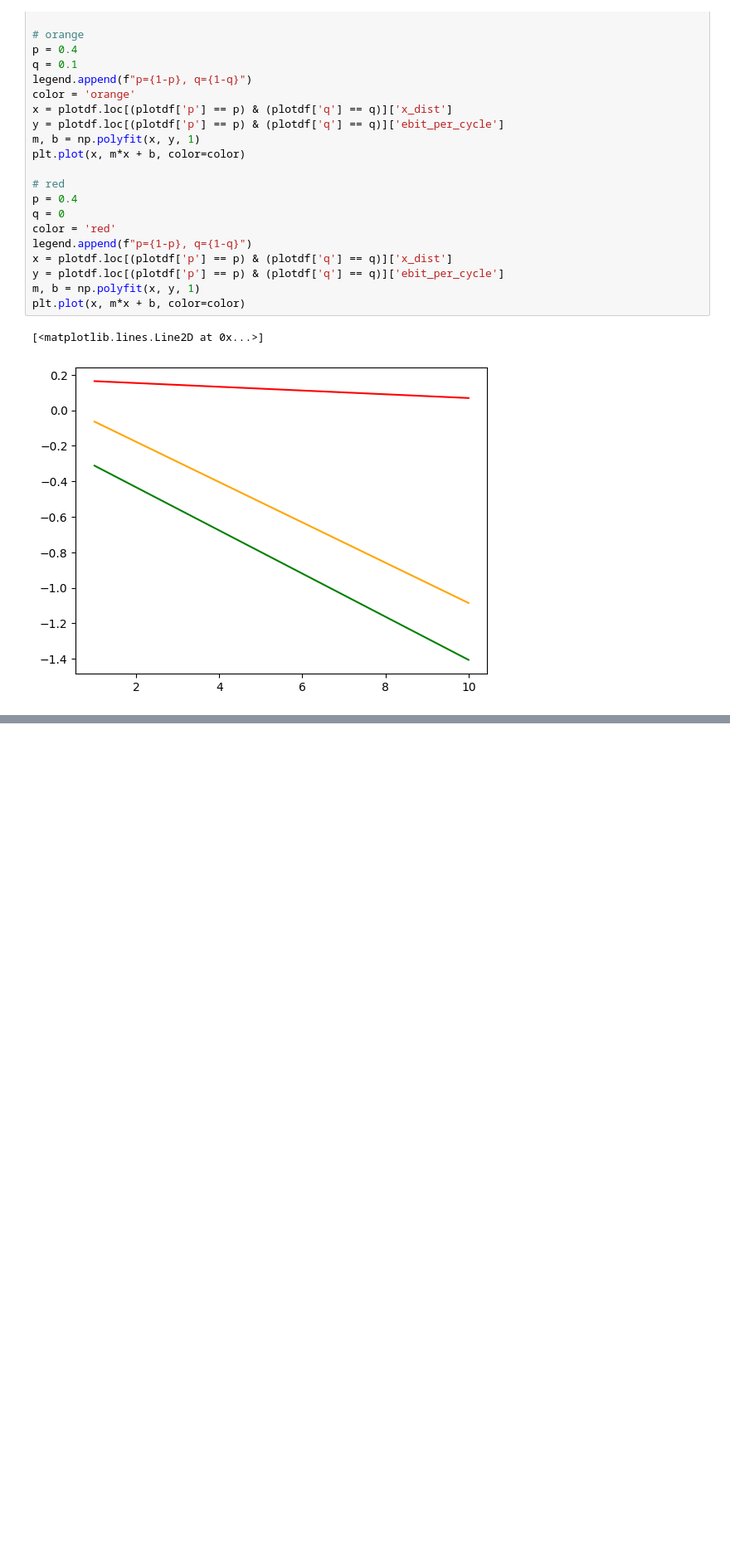
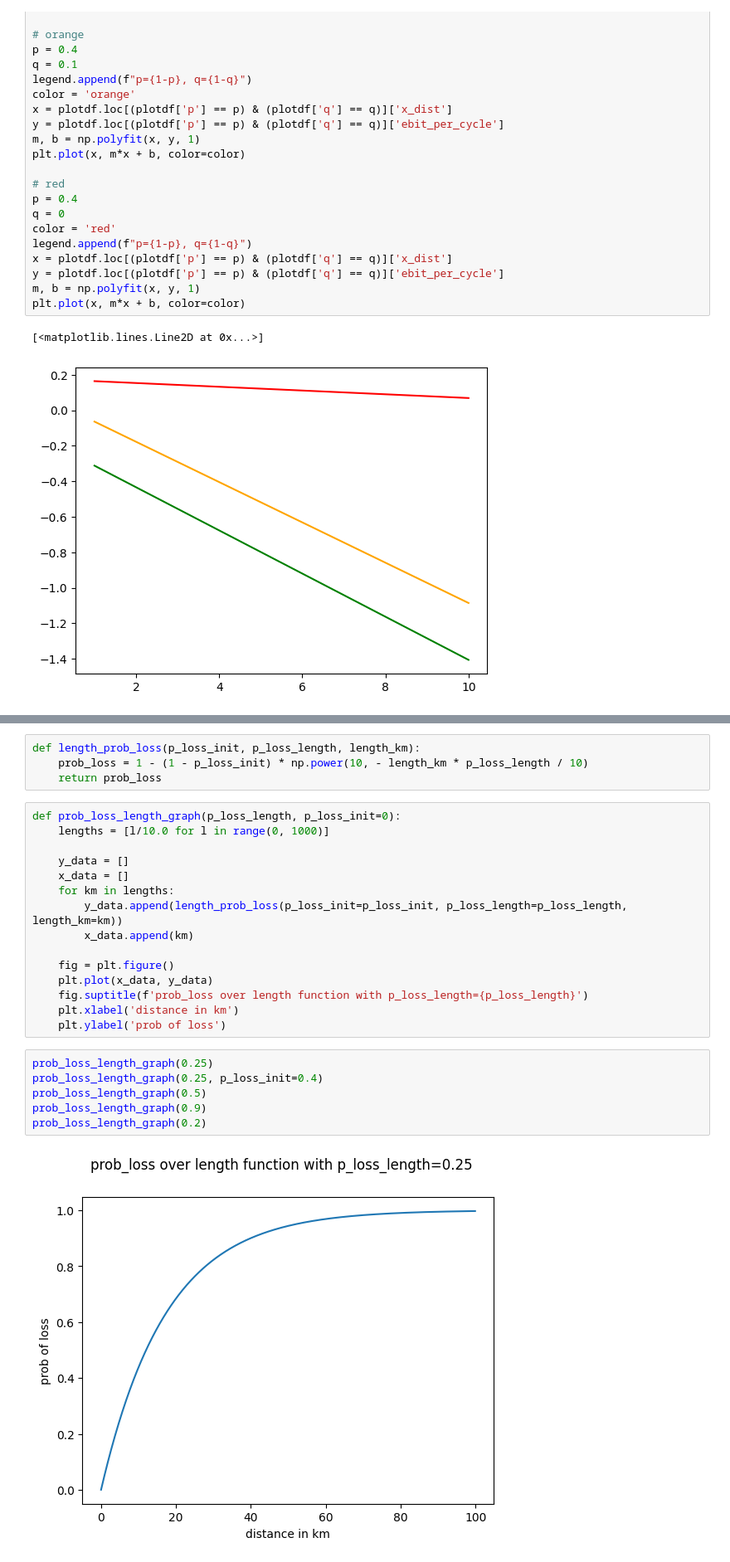
Before and after one commit to huzaifahnadeem/qnet-sim, a Jupyter notebook: src/exp_graph.ipynb, the cells around one changed output, grey strips where cells are left out. Shown at 83% size. Drawn from its saved outputs; the diff is of its cells as text; blank space fills up the shorter version.

```diff
--- a/src/exp_graph.ipynb
+++ b/src/exp_graph.ipynb
@@ -214,0 +344,27 @@ plt.plot(x, m*x + b, color=color)
+# %%
+def length_prob_loss(p_loss_init, p_loss_length, length_km):
+    prob_loss = 1 - (1 - p_loss_init) * np.power(10, - length_km * p_loss_length / 10)
+    return prob_loss
+# %%
+def prob_loss_length_graph(p_loss_length, p_loss_init=0):
+    lengths = [l/10.0 for l in range(0, 1000)]
+
+    y_data = []
+    x_data = []
+    for km in lengths:
+        y_data.append(length_prob_loss(p_loss_init=p_loss_init, p_loss_length=p_loss_length, length_km=km))
+        x_data.append(km)
+
+    fig = plt.figure()
+    plt.plot(x_data, y_data)
+    fig.suptitle(f'prob_loss over length function with p_loss_length={p_loss_length}')
+    plt.xlabel('distance in km')
+    plt.ylabel('prob of loss')
+# %%
+prob_loss_length_graph(0.25)
+prob_loss_length_graph(0.25, p_loss_init=0.4)
+prob_loss_length_graph(0.5)
+prob_loss_length_graph(0.9)
+prob_loss_length_graph(0.2)
+# %% [output]
+[figure, added]
```
Also changed, not shown: parts of 9 cells of this notebook, 3 other files.
